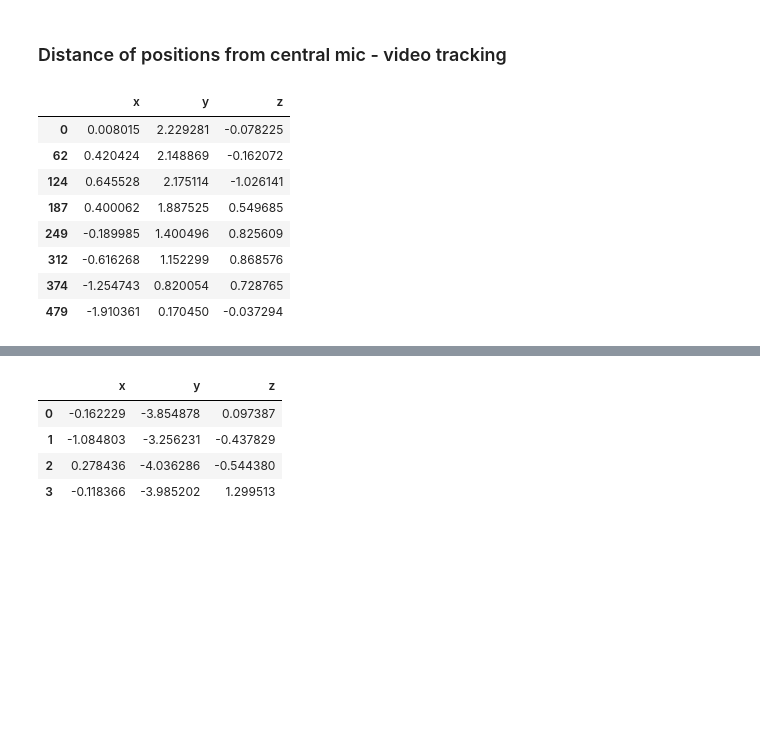
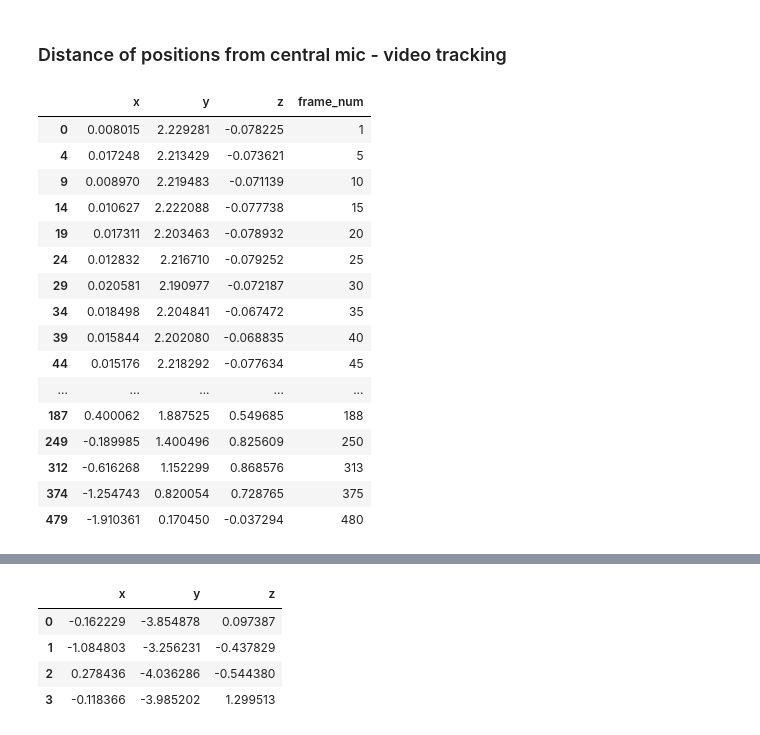
Before and after one commit to thejasvibr/projectushichka, a Jupyter notebook: acoustic-tracking/speaker-playbacks.ipynb, the cells around one changed output, grey strips where cells are left out. Drawn from its saved outputs; the diff is of its cells as text; code cells hidden in the pictures; blank space fills up the shorter version.

```diff
--- a/acoustic-tracking/speaker-playbacks.ipynb
+++ b/acoustic-tracking/speaker-playbacks.ipynb
@@ -290,16 +509,25 @@ The sync-channel delay based mic0-speaker distance is 6.006666666666667 m
 # %%
 # get video tracked speaker positions
 speaker_posns = pd.read_csv('video_tracking/speaker_pbks/DLTdv7_data_2018-07-28_p03_2000_spkr_pbksxyzpts.csv')
 speaker_posns.columns = ['x','y','z']
+speaker_posns['frame_num'] = speaker_posns['x'].index+1
 speaker_posns = speaker_posns[~pd.isna(speaker_posns['x'])]
 speaker_posns
 # %% [output]
-|  | x | y | z |
-| 0 | 0.008015 | 2.229281 | -0.078225 |
-| 62 | 0.420424 | 2.148869 | -0.162072 |
-| 124 | 0.645528 | 2.175114 | -1.026141 |
-| 187 | 0.400062 | 1.887525 | 0.549685 |
-| 249 | -0.189985 | 1.400496 | 0.825609 |
-| 312 | -0.616268 | 1.152299 | 0.868576 |
-| 374 | -1.254743 | 0.820054 | 0.728765 |
-| 479 | -1.910361 | 0.170450 | -0.037294 |
+|  | x | y | z | frame_num |
+| 0 | 0.008015 | 2.229281 | -0.078225 | 1 |
+| 4 | 0.017248 | 2.213429 | -0.073621 | 5 |
+| 9 | 0.008970 | 2.219483 | -0.071139 | 10 |
+| 14 | 0.010627 | 2.222088 | -0.077738 | 15 |
+| 19 | 0.017311 | 2.203463 | -0.078932 | 20 |
+| 24 | 0.012832 | 2.216710 | -0.079252 | 25 |
+| 29 | 0.020581 | 2.190977 | -0.072187 | 30 |
+| 34 | 0.018498 | 2.204841 | -0.067472 | 35 |
+| 39 | 0.015844 | 2.202080 | -0.068835 | 40 |
+| 44 | 0.015176 | 2.218292 | -0.077634 | 45 |
+| ... | ... | ... | ... | ... |
+| 187 | 0.400062 | 1.887525 | 0.549685 | 188 |
+| 249 | -0.189985 | 1.400496 | 0.825609 | 250 |
+| 312 | -0.616268 | 1.152299 | 0.868576 | 313 |
+| 374 | -1.254743 | 0.820054 | 0.728765 | 375 |
+| 479 | -1.910361 | 0.170450 | -0.037294 | 480 |
```
Also changed, not shown: parts of 47 cells of this notebook, 1 other file.
